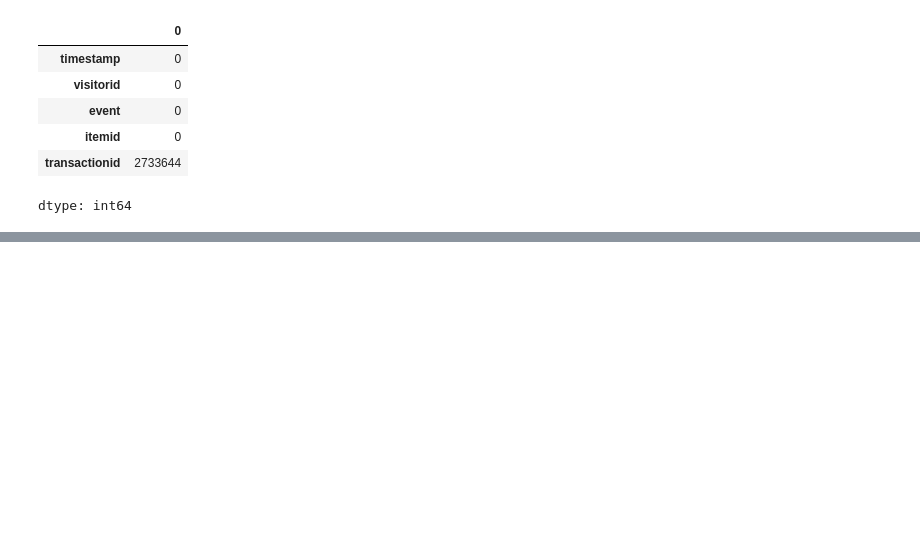
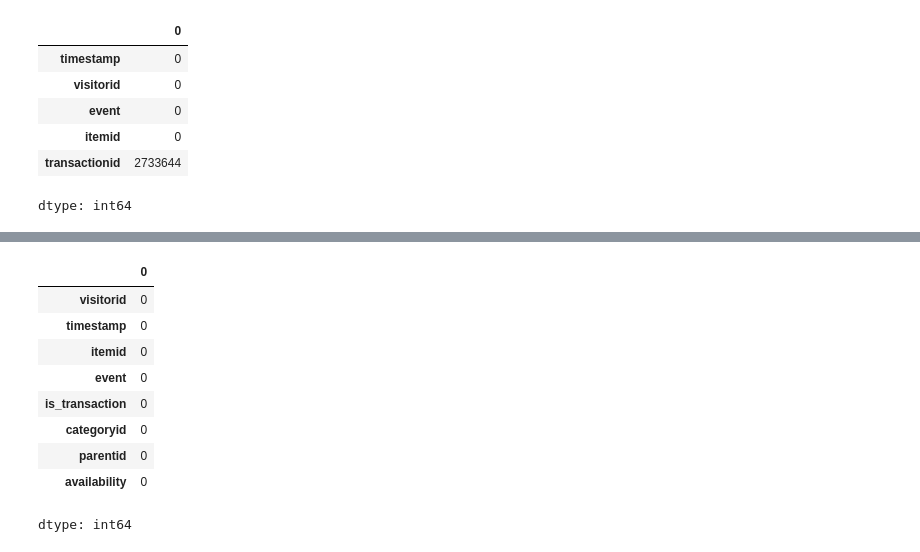
Before and after one commit to GinuraAdikari/InsightHive, a Jupyter notebook: MetaPath2Vec.ipynb, the cells around one changed output, grey strips where cells are left out. Drawn from its saved outputs; the diff is of its cells as text; code cells hidden in the pictures; blank space fills up the shorter version.

```diff
--- a/MetaPath2Vec.ipynb
+++ b/MetaPath2Vec.ipynb
@@ -604,3 +616,16 @@ event_df['visitorid'] = event_df['visitorid'].astype(str)
+# %%
+event_df.isnull().sum()
+# %% [output]
+|  | 0 |
+| visitorid | 0 |
+| timestamp | 0 |
+| itemid | 0 |
+| event | 0 |
+| is_transaction | 0 |
+| categoryid | 0 |
+| parentid | 0 |
+| availability | 0 |
+dtype: int64
 # %%
 import pandas as pd
 import networkx as nx
```
Also changed, not shown: parts of 38 cells of this notebook.
